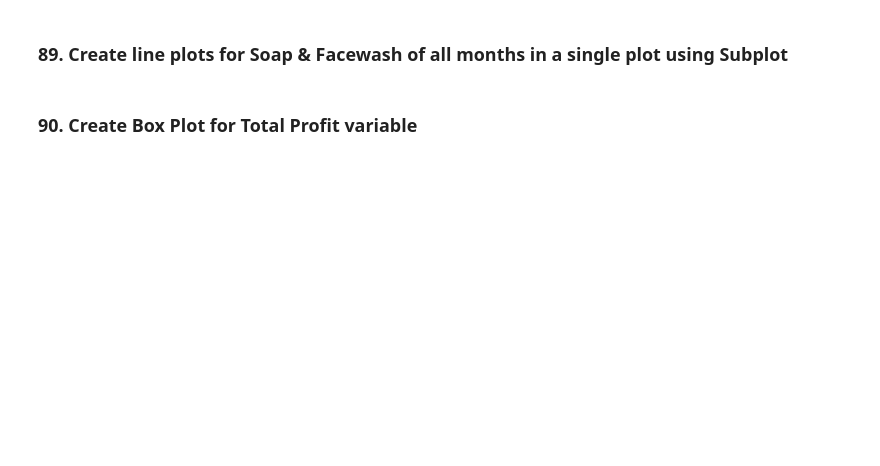
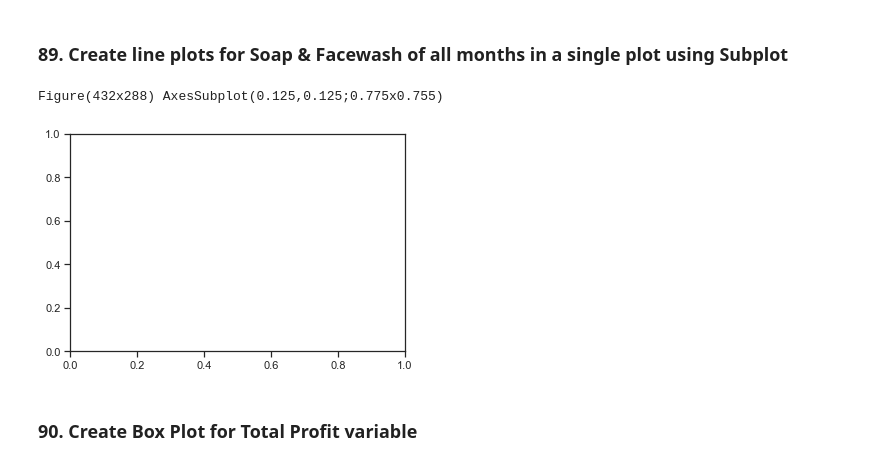
Before and after one commit to sakshisv/Basic-Data-Manipulation-Visualization-Exercise, a Jupyter notebook: Basic_Data_Manipulation_Visualization_Exercise.ipynb, the cells around one changed output. Cells and saved outputs as stored; diff of their text form; code cells hidden in the pictures; blank space fills up the shorter version.

```diff
--- a/Basic_Data_Manipulation_Visualization_Exercise.ipynb
+++ b/Basic_Data_Manipulation_Visualization_Exercise.ipynb
@@ -1731,4 +1742,10 @@ company_data[['Month', 'Soap', 'Shampo', 'ToothPaste']].set_index(['Month']).uns
 # %% [markdown]
 ### 89. Create line plots for Soap & Facewash of all months in a single plot using Subplot
+# %%
+fig, ax = plt.subplots(1, 1)
+ax.plot()
+# %% [output]
+Figure(432x288) AxesSubplot(0.125,0.125;0.775x0.755)
+[figure, added]
 # %% [markdown]
 ### 90. Create Box Plot for Total Profit variable
```
Also changed, not shown: parts of 2 cells of this notebook.
